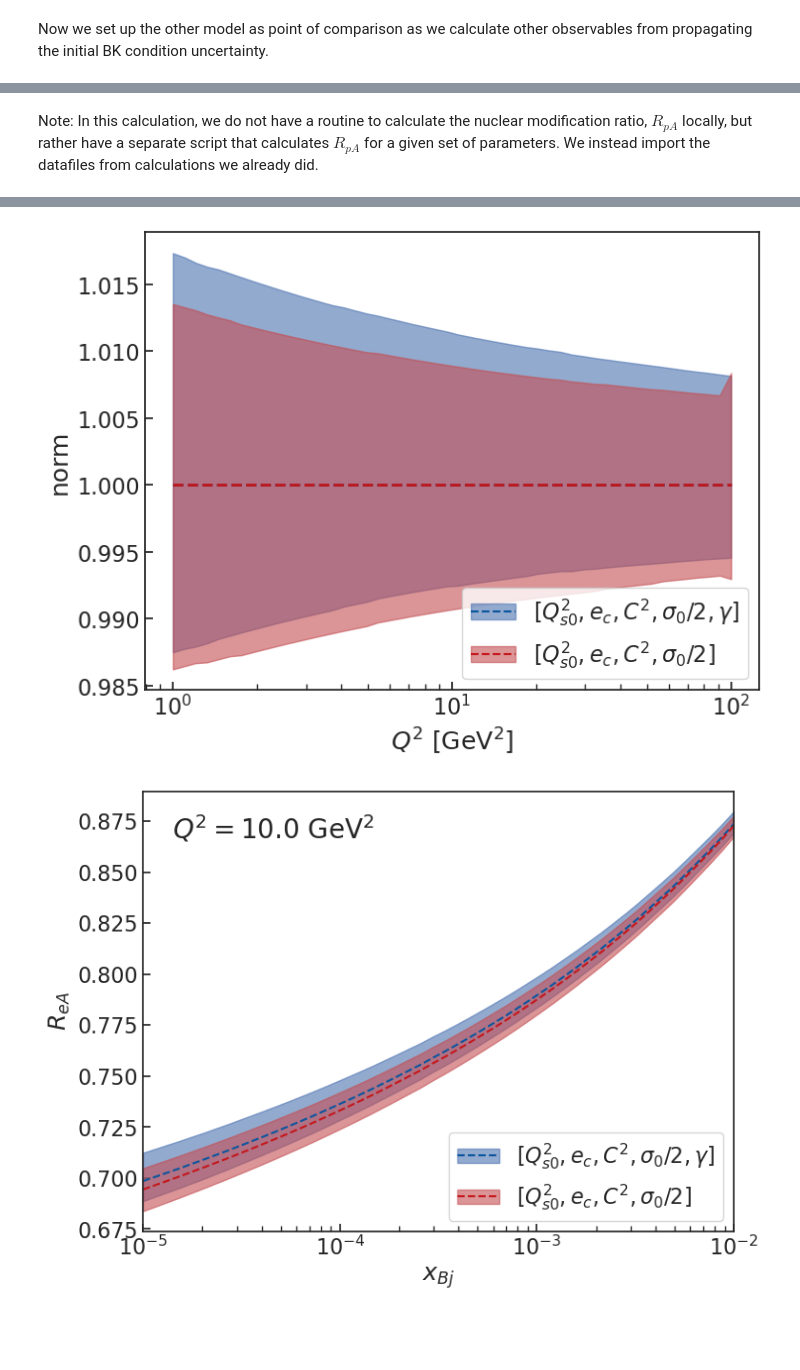
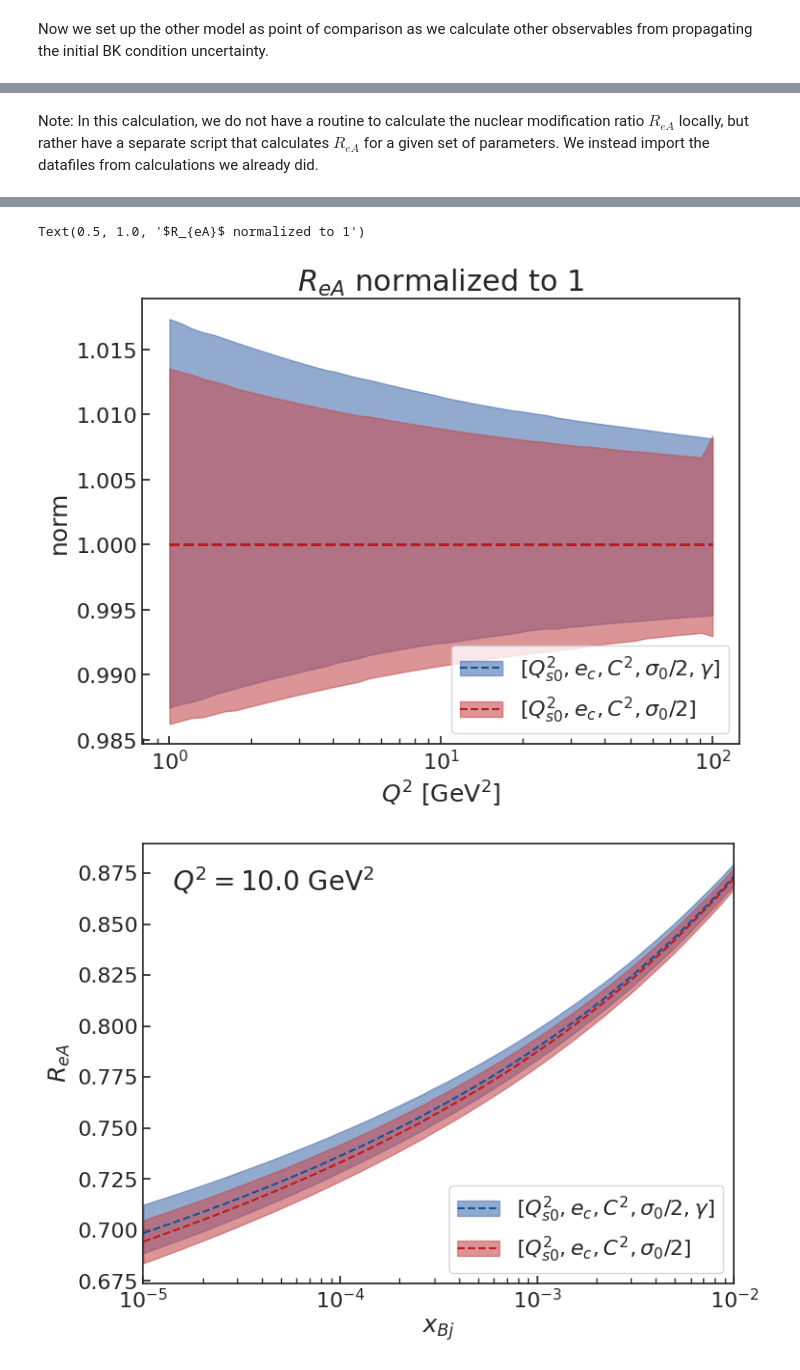
Before and after one commit to camcasuga/BayesianBK_results, a Jupyter notebook: analysis.ipynb, the cells around one changed output, grey strips where cells are left out. Saved outputs shown, nothing was run; the diff lists cells and outputs as text; code cells hidden in the pictures; blank space fills up the shorter version.

```diff
--- a/analysis.ipynb
+++ b/analysis.ipynb
@@ -436,5 +417,5 @@ fig, ax = plot_pred_mve_vs_mv5(fig, ax, sp_comp_norm, sp_norm, k, 'Norm', "$k$ [
 # %% [markdown]
-Note: In this calculation, we do not have a routine to calculate the nuclear modification ratio, $R_{pA}$ locally, but rather have a separate script that calculates $R_{pA}$ for a given set of parameters. We instead import the datafiles from calculations we already did.
+Note: In this calculation, we do not have a routine to calculate the nuclear modification ratio $R_{eA}$ locally, but rather have a separate script that calculates $R_{eA}$ for a given set of parameters. We instead import the datafiles from calculations we already did.
 # %%
 where_rpa_q2_mv5 = "../BayesianBK/rpa_mv5/q2dep/"
 where_rpa_q2_mve = "../BayesianBK/rpa_mve/q2dep/"
@@ -456,11 +437,13 @@ fig.savefig("plots/{}_rpa_q2dep.png".format(correlated_str), bbox_inches='tight'
 # %%
 # normalize to 1
 rpa_q2_mv5_norm = rpa_q2_mv5/rpa_q2_mv5[0]
 rpa_q2_mve_norm = rpa_q2_mve/rpa_q2_mve[0]
 fig, ax = plt.subplots(1,1, figsize = (8,6))
 fig, ax = plot_pred_mve_vs_mv5(fig, ax, rpa_q2_mve_norm, rpa_q2_mv5_norm, Q2_range, 'norm', r'$Q^2$ [GeV$^2$]', legend_loc = "lower right", xlogscale= True)
+ax.set_title(r'$R_{eA}$ normalized to 1')
 # %% [output]
+Text(0.5, 1.0, '$R_{eA}$ normalized to 1')
-[figure, old version]
+[figure, new version]
 # %%
 Q2 = 10.0
 x_range = np.logspace(-5, -2, 50)
```
Also changed, not shown: parts of 37 cells of this notebook, 20 other files.
